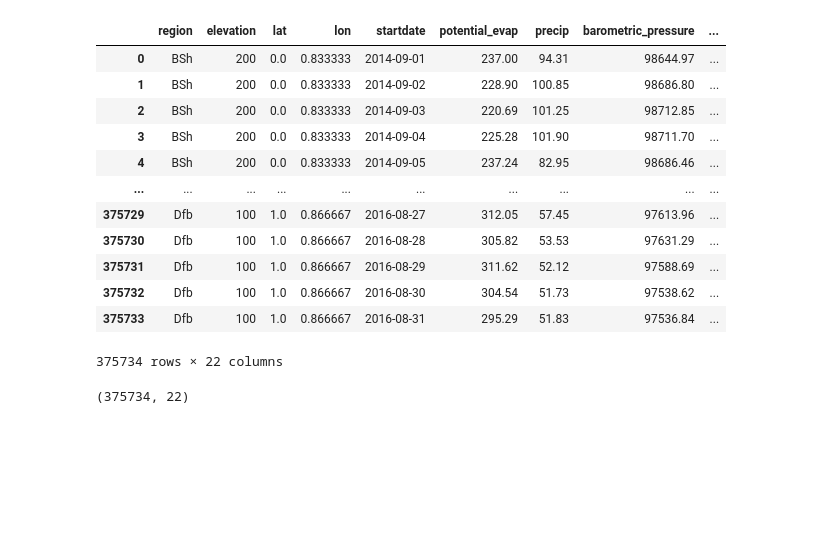
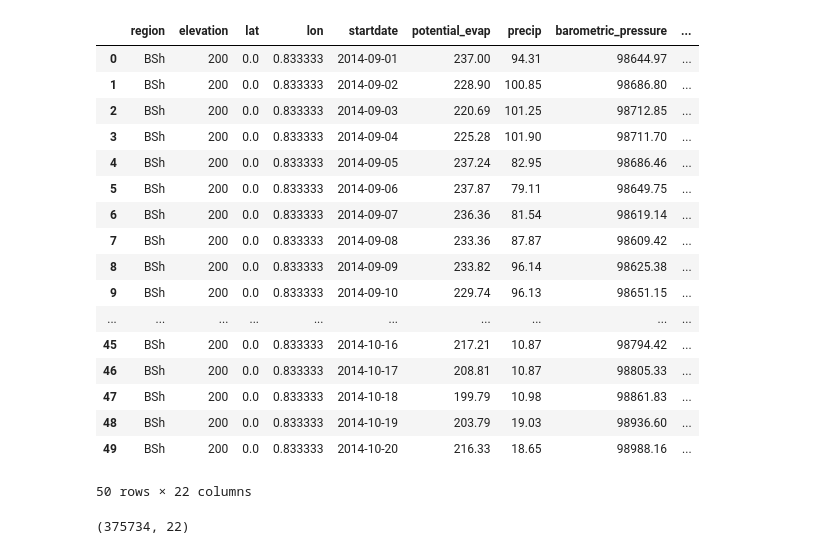
Before and after one commit to Mirzakhani-Capstone/mirzakhani_shared, a Jupyter notebook: rae/explore.ipynb, the cells around one changed output. Drawn from its saved outputs; the diff is of its cells as text; code cells hidden in the pictures; blank space fills up the shorter version.

```diff
--- a/rae/explore.ipynb
+++ b/rae/explore.ipynb
@@ -32,21 +32,26 @@ df=w.get_contest_data(df)
 # %%
 #df=w.rename_data(df)
 # %%
-df
+df.head(50)
 # %% [output]
 |  | region | elevation | lat | lon | startdate | potential_evap | precip | barometric_pressure | ... |
 | 0 | BSh | 200 | 0.0 | 0.833333 | 2014-09-01 | 237.00 | 94.31 | 98644.97 | ... |
 | 1 | BSh | 200 | 0.0 | 0.833333 | 2014-09-02 | 228.90 | 100.85 | 98686.80 | ... |
 | 2 | BSh | 200 | 0.0 | 0.833333 | 2014-09-03 | 220.69 | 101.25 | 98712.85 | ... |
 | 3 | BSh | 200 | 0.0 | 0.833333 | 2014-09-04 | 225.28 | 101.90 | 98711.70 | ... |
 | 4 | BSh | 200 | 0.0 | 0.833333 | 2014-09-05 | 237.24 | 82.95 | 98686.46 | ... |
+| 5 | BSh | 200 | 0.0 | 0.833333 | 2014-09-06 | 237.87 | 79.11 | 98649.75 | ... |
+| 6 | BSh | 200 | 0.0 | 0.833333 | 2014-09-07 | 236.36 | 81.54 | 98619.14 | ... |
+| 7 | BSh | 200 | 0.0 | 0.833333 | 2014-09-08 | 233.36 | 87.87 | 98609.42 | ... |
+| 8 | BSh | 200 | 0.0 | 0.833333 | 2014-09-09 | 233.82 | 96.14 | 98625.38 | ... |
+| 9 | BSh | 200 | 0.0 | 0.833333 | 2014-09-10 | 229.74 | 96.13 | 98651.15 | ... |
 | ... | ... | ... | ... | ... | ... | ... | ... | ... | ... |
-| 375729 | Dfb | 100 | 1.0 | 0.866667 | 2016-08-27 | 312.05 | 57.45 | 97613.96 | ... |
-| 375730 | Dfb | 100 | 1.0 | 0.866667 | 2016-08-28 | 305.82 | 53.53 | 97631.29 | ... |
-| 375731 | Dfb | 100 | 1.0 | 0.866667 | 2016-08-29 | 311.62 | 52.12 | 97588.69 | ... |
-| 375732 | Dfb | 100 | 1.0 | 0.866667 | 2016-08-30 | 304.54 | 51.73 | 97538.62 | ... |
-| 375733 | Dfb | 100 | 1.0 | 0.866667 | 2016-08-31 | 295.29 | 51.83 | 97536.84 | ... |
+| 45 | BSh | 200 | 0.0 | 0.833333 | 2014-10-16 | 217.21 | 10.87 | 98794.42 | ... |
+| 46 | BSh | 200 | 0.0 | 0.833333 | 2014-10-17 | 208.81 | 10.87 | 98805.33 | ... |
+| 47 | BSh | 200 | 0.0 | 0.833333 | 2014-10-18 | 199.79 | 10.98 | 98861.83 | ... |
+| 48 | BSh | 200 | 0.0 | 0.833333 | 2014-10-19 | 203.79 | 19.03 | 98936.60 | ... |
+| 49 | BSh | 200 | 0.0 | 0.833333 | 2014-10-20 | 216.33 | 18.65 | 98988.16 | ... |
-375734 rows × 22 columns
+50 rows × 22 columns
 # %%
 df.shape
 # %% [output]
```
Also changed, not shown: parts of 62 cells of this notebook, 5 other files.
